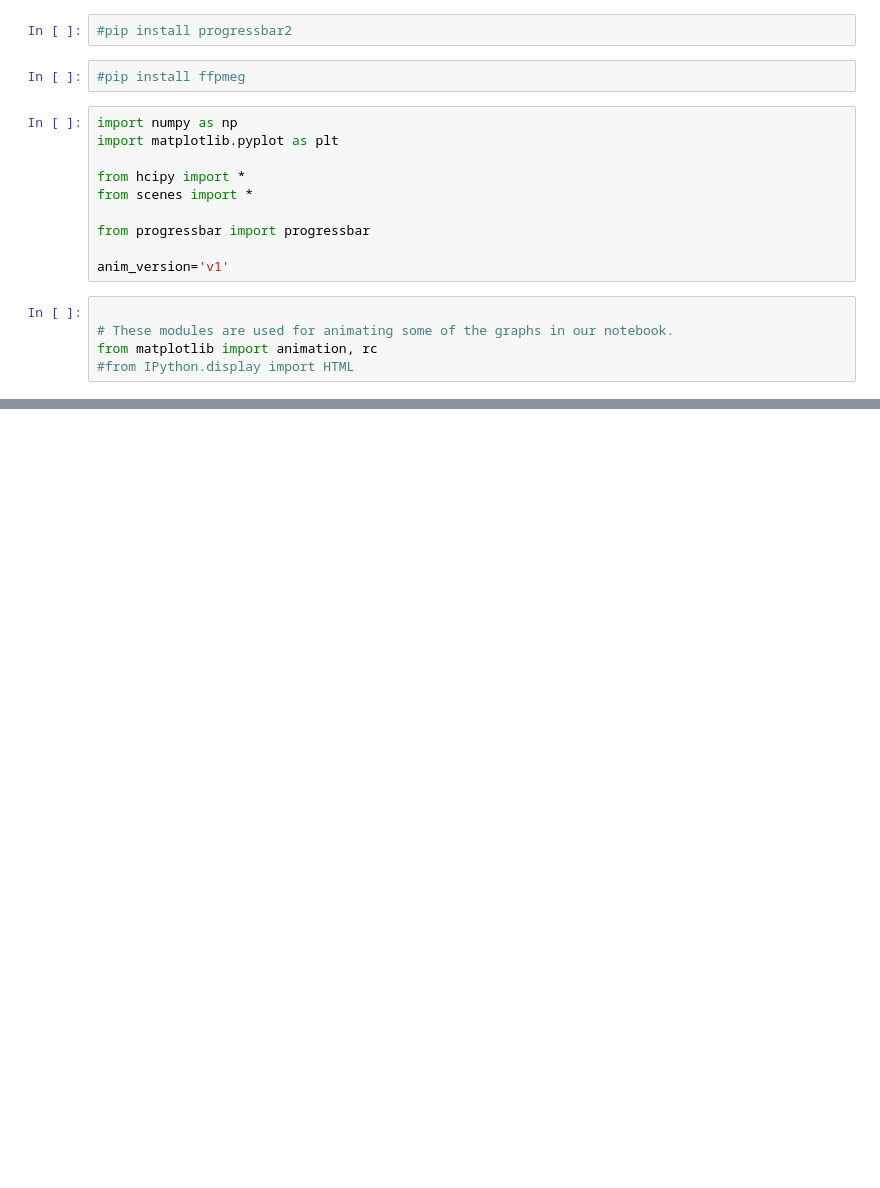
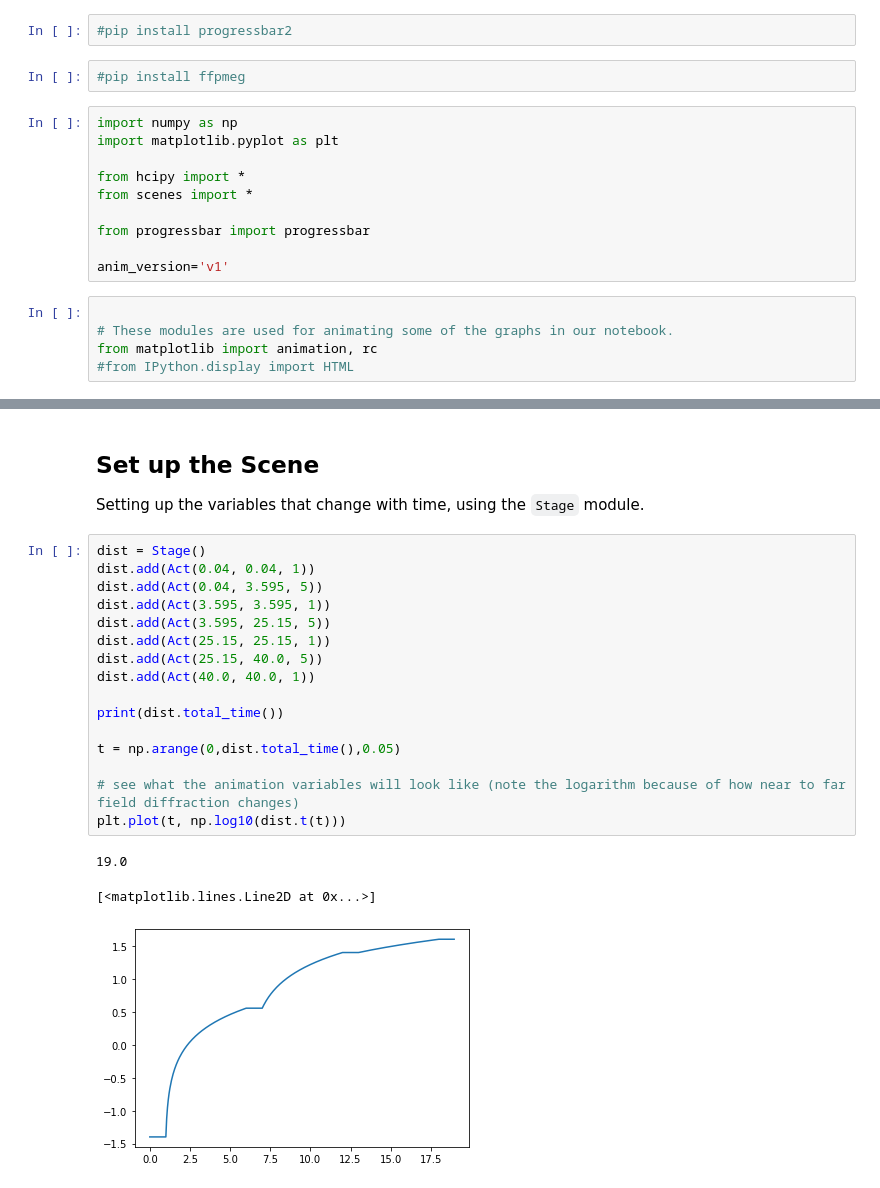
Before and after one commit to mkenworthy/astro_optics_animations, a Jupyter notebook: anim_near_and_far.ipynb, the cells around one changed output, grey strips where cells are left out. Saved outputs shown, nothing was run; the diff lists cells and outputs as text; blank space fills up the shorter version.

Commit message:
near and far v1

```diff
--- a/anim_near_and_far.ipynb
+++ b/anim_near_and_far.ipynb
@@ -55,3 +85,27 @@ plt.plot(t, dist.t(t))
+# %% [markdown]
+## Set up the Scene
+
+Setting up the variables that change with time, using the `Stage` module.
+# %%
+dist = Stage()
+dist.add(Act(0.04, 0.04, 1))
+dist.add(Act(0.04, 3.595, 5))
+dist.add(Act(3.595, 3.595, 1))
+dist.add(Act(3.595, 25.15, 5))
+dist.add(Act(25.15, 25.15, 1))
+dist.add(Act(25.15, 40.0, 5))
+dist.add(Act(40.0, 40.0, 1))
+
+print(dist.total_time())
+
+t = np.arange(0,dist.total_time(),0.05)
+
+# see what the animation variables will look like (note the logarithm because of how near to far field diffraction changes)
+plt.plot(t, np.log10(dist.t(t)))
+# %% [output]
+19.0
+[<matplotlib.lines.Line2D at 0x...>]
+[figure, added]
 # %%
 total_time_animation = dist.total_time() # seconds
 frame_rate = 20          # frames per second
```
Also changed, not shown: parts of 9 cells of this notebook, 1 other file.
